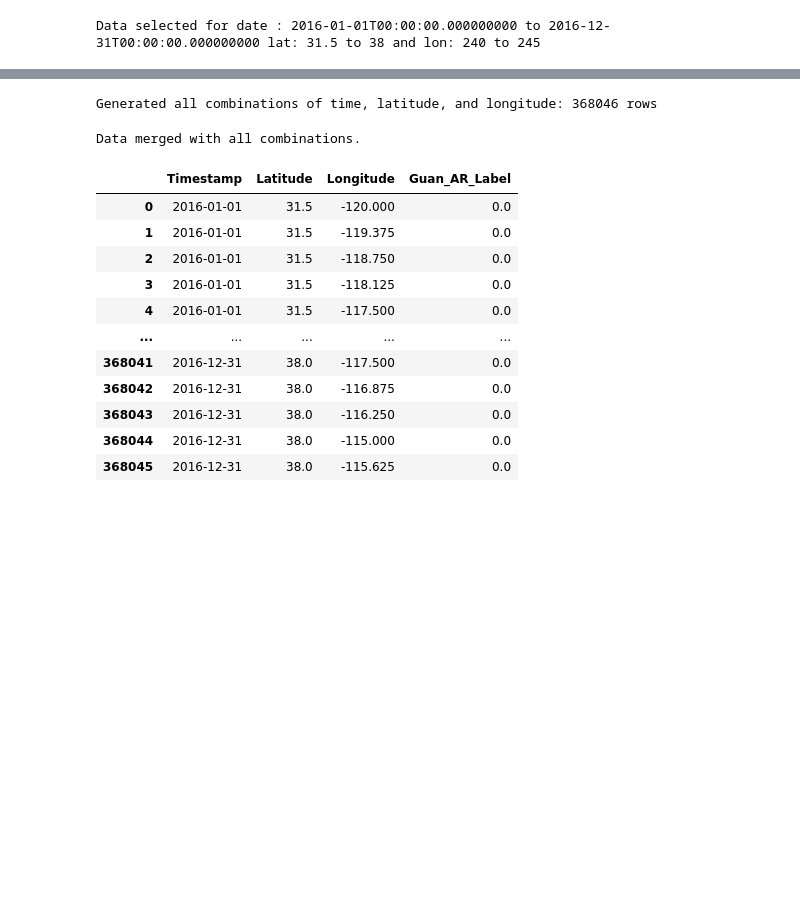
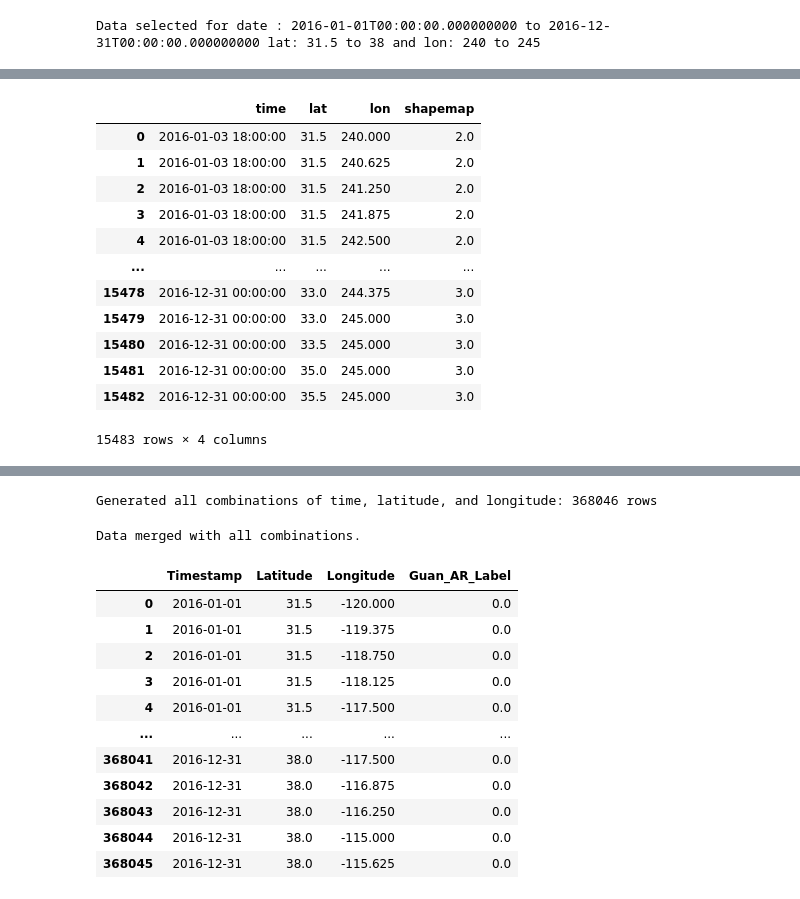
Before and after one commit to rohithreddy0087/integrated_weather_dataset, a Jupyter notebook: scripts/process/tmp_guan_merra.ipynb, the cells around one changed output, grey strips where cells are left out. Drawn from its saved outputs; the diff is of its cells as text; code cells hidden in the pictures; blank space fills up the shorter version.

```diff
--- a/scripts/process/tmp_guan_merra.ipynb
+++ b/scripts/process/tmp_guan_merra.ipynb
@@ -22,0 +43,19 @@ Data selected for date : 2016-01-01T00:00:00.000000000 to 2016-12-31T00:00:00.00
+# %%
+df = ds.shapemap.to_dataframe(dim_order=['time', 'lat', 'lon']).dropna()
+df = df.reset_index()
+df['time'] = pd.to_datetime(df['time'])
+df
+# %% [output]
+|  | time | lat | lon | shapemap |
+| 0 | 2016-01-03 18:00:00 | 31.5 | 240.000 | 2.0 |
+| 1 | 2016-01-03 18:00:00 | 31.5 | 240.625 | 2.0 |
+| 2 | 2016-01-03 18:00:00 | 31.5 | 241.250 | 2.0 |
+| 3 | 2016-01-03 18:00:00 | 31.5 | 241.875 | 2.0 |
+| 4 | 2016-01-03 18:00:00 | 31.5 | 242.500 | 2.0 |
+| ... | ... | ... | ... | ... |
+| 15478 | 2016-12-31 00:00:00 | 33.0 | 244.375 | 3.0 |
+| 15479 | 2016-12-31 00:00:00 | 33.0 | 245.000 | 3.0 |
+| 15480 | 2016-12-31 00:00:00 | 33.5 | 245.000 | 3.0 |
+| 15481 | 2016-12-31 00:00:00 | 35.0 | 245.000 | 3.0 |
+| 15482 | 2016-12-31 00:00:00 | 35.5 | 245.000 | 3.0 |
+15483 rows × 4 columns
```
Also changed, not shown: parts of 3 cells of this notebook, 29 other files.
